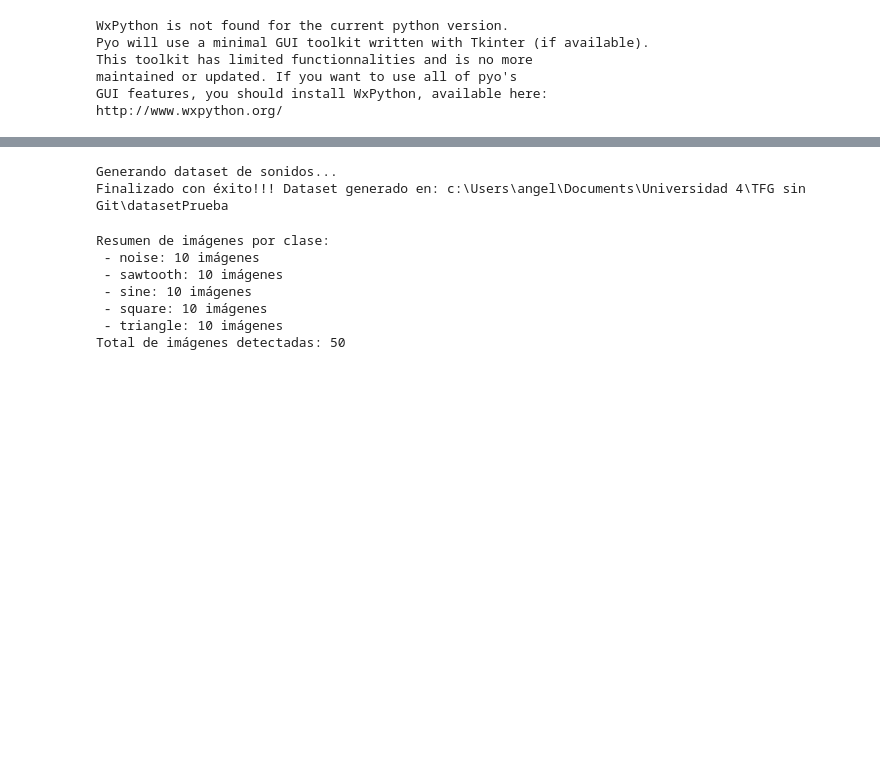
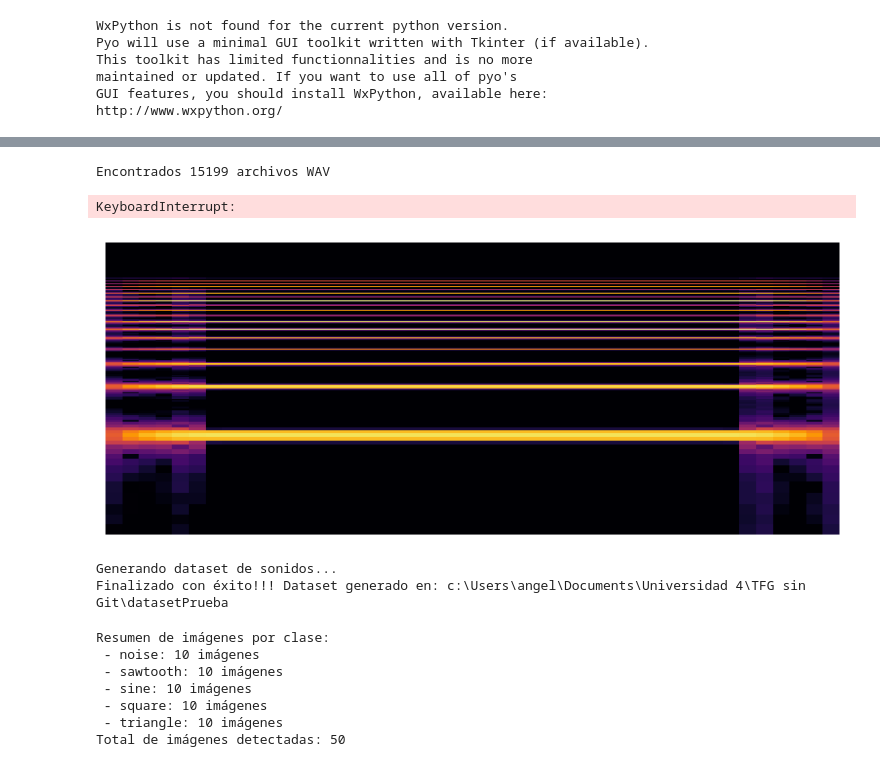
Before and after one commit to Angelji06/TFG-Inferencia-de-sonidos-musicales-usando-sintetizadores-e-IA, a Jupyter notebook: PrototipoIA2.ipynb, the cells around one changed output, grey strips where cells are left out. Drawn from its saved outputs; the diff is of its cells as text; code cells hidden in the pictures; blank space fills up the shorter version.

```diff
--- a/PrototipoIA2.ipynb
+++ b/PrototipoIA2.ipynb
@@ -77,4 +78,12 @@ def wav_to_spectrogram_and_save(signal, sample_rate, output_path):
     plt.close(fig)
 
     return output_path
+# %%
+def apply_fade(signal, sr, fade_time=0.05):
+    fade_samples = int(sr * fade_time)
+    fade_in = np.linspace(0, 1, fade_samples)
+    fade_out = np.linspace(1, 0, fade_samples)
+    signal[:fade_samples] *= fade_in
+    signal[-fade_samples:] *= fade_out
+    return signal
 # %%
@@ -221,3 +220,41 @@ MemoryError: Unable to allocate 721. KiB for an array with shape (46170, 2) and
+# %%
+# SINTE FM PASO A ESPECTROGRAMAS DEL DATASET
+DATASETWAV_DIR = "datasetwav"
+DATASETFM_DIR = "datasetFM"           # Directorio donde se guardará el dataset generado
+os.makedirs(DATASETFM_DIR, exist_ok=True) # Crea el directorio si no existe
+os.makedirs(DATASETWAV_DIR, exist_ok=True) # Crea el directorio si no existe
+
+
+wav_files = [f for f in os.listdir(DATASETWAV_DIR) if f.endswith('.wav')]
+print(f"Encontrados {len(wav_files)} archivos WAV")
+
+# Ajustes del recorte (en segundos)
+# trim_start = 0.1  # recorta 0.2 s del inicio
+# trim_end = 0.1    # recorta 0.2 s del final
+
+for wav_file in wav_files:
+   file_path = os.path.join(DATASETWAV_DIR, wav_file)
+   # Leer el archivo de audio
+   signal, sample_rate = librosa.load(file_path, sr=None)  # sr=None para mantener la frecuencia original
+
+   # Trim
+  #  start_sample = int(trim_start * sample_rate)
+   # end_sample = int(trim_end * sample_rate)
+
+   # signal = signal[start_sample:len(signal) - end_sample]
+
+   # Crear el nombre de salida (mismo nombre pero .png)
+   apply_fade(signal, sample_rate)
+
+   output_filename = os.path.splitext(wav_file)[0] + ".png"
+   output_path = os.path.join(DATASETFM_DIR, output_filename)
+
+   # Convertir a espectrograma y guardar
+   wav_to_spectrogram_and_save(signal, sample_rate, output_path)
+# %% [output]
+Encontrados 15199 archivos WAV
+KeyboardInterrupt:
+[figure, added]
 # %%
 # GENERACION DATASET
 
```
Also changed, not shown: parts of 2 cells of this notebook, 2 other files.
